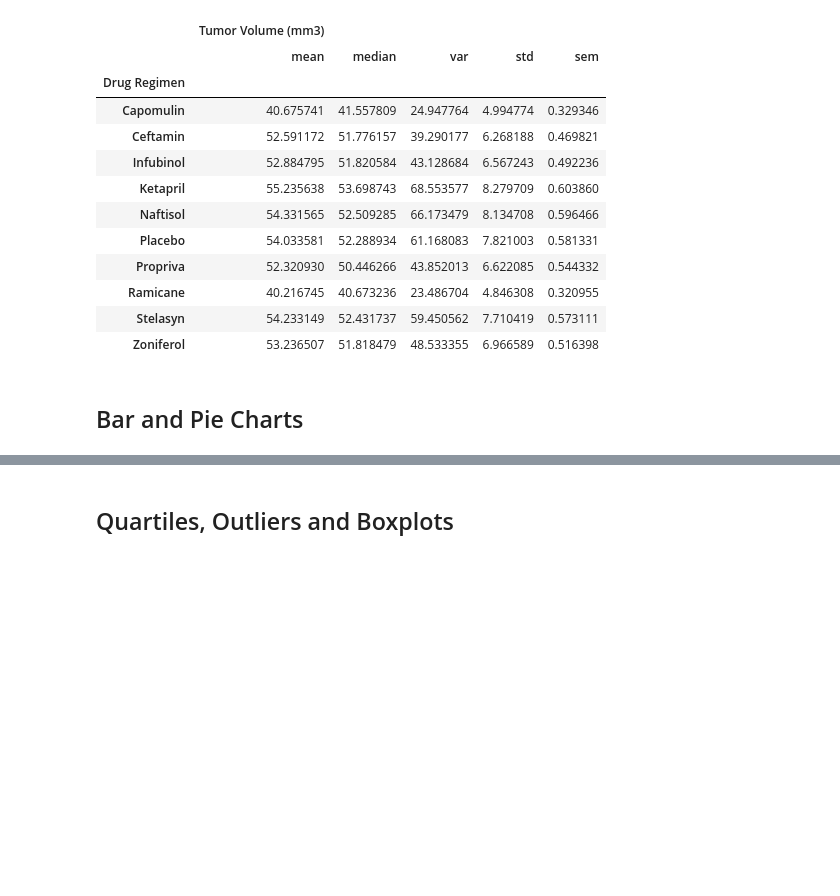
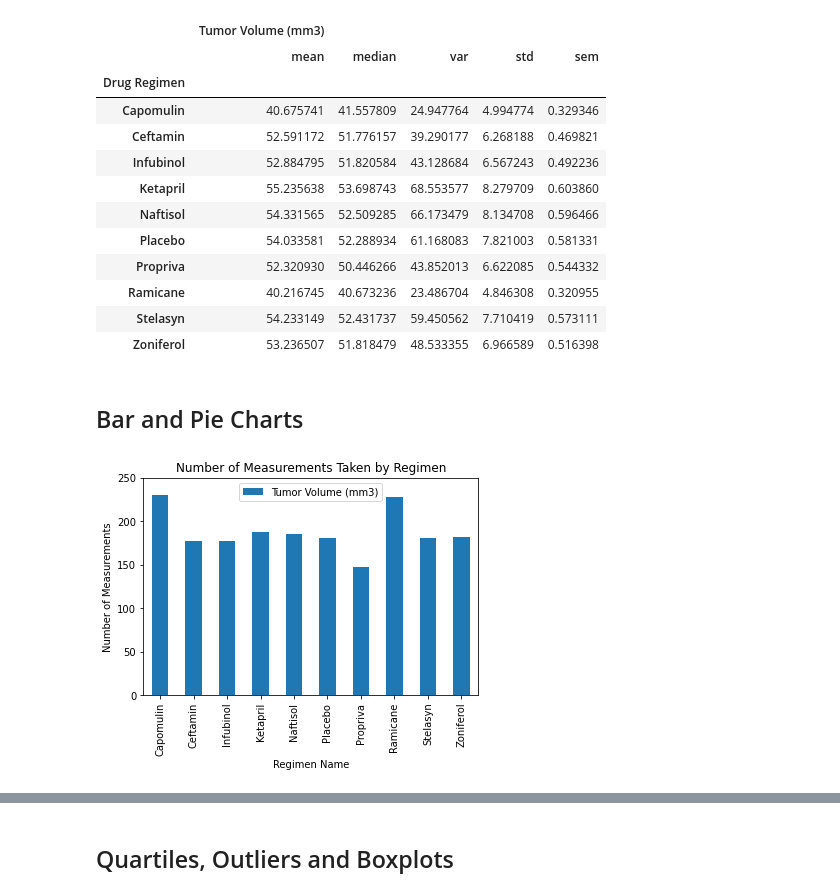
Before and after one commit to LaurenGT/pymaceuticals_analysis, a Jupyter notebook: pymaceuticals_starter.ipynb, the cells around one changed output, grey strips where cells are left out. Drawn from its saved outputs; the diff is of its cells as text; code cells hidden in the pictures; blank space fills up the shorter version.

Commit message:
pandas bar chart count of measurements complete

```diff
--- a/pymaceuticals_starter.ipynb
+++ b/pymaceuticals_starter.ipynb
@@ -178,4 +178,20 @@ agg_regimen_groups
 | Zoniferol | 53.236507 | 51.818479 | 48.533355 | 6.966589 | 0.516398 |
 # %% [markdown]
 ## Bar and Pie Charts
+# %%
+# Generate a bar plot showing the total number of measurements taken on each drug regimen using pandas.
+# set dataset to variable
+cnt_msmt = grpby_regimen.count()
+
+# generate bar chart with pandas
+cnt_msmt.plot(kind="bar")
+
+# set titles, labels and apply formatting
+plt.title("Number of Measurements Taken by Regimen")
+plt.ylabel("Number of Measurements")
+plt.xlabel("Regimen Name")
+plt.ylim((0,max(cnt_msmt["Tumor Volume (mm3)"])+20))
+plt.show()
+# %% [output]
+[figure, added]
 # %%
```
Also changed, not shown: parts of 2 cells of this notebook.
